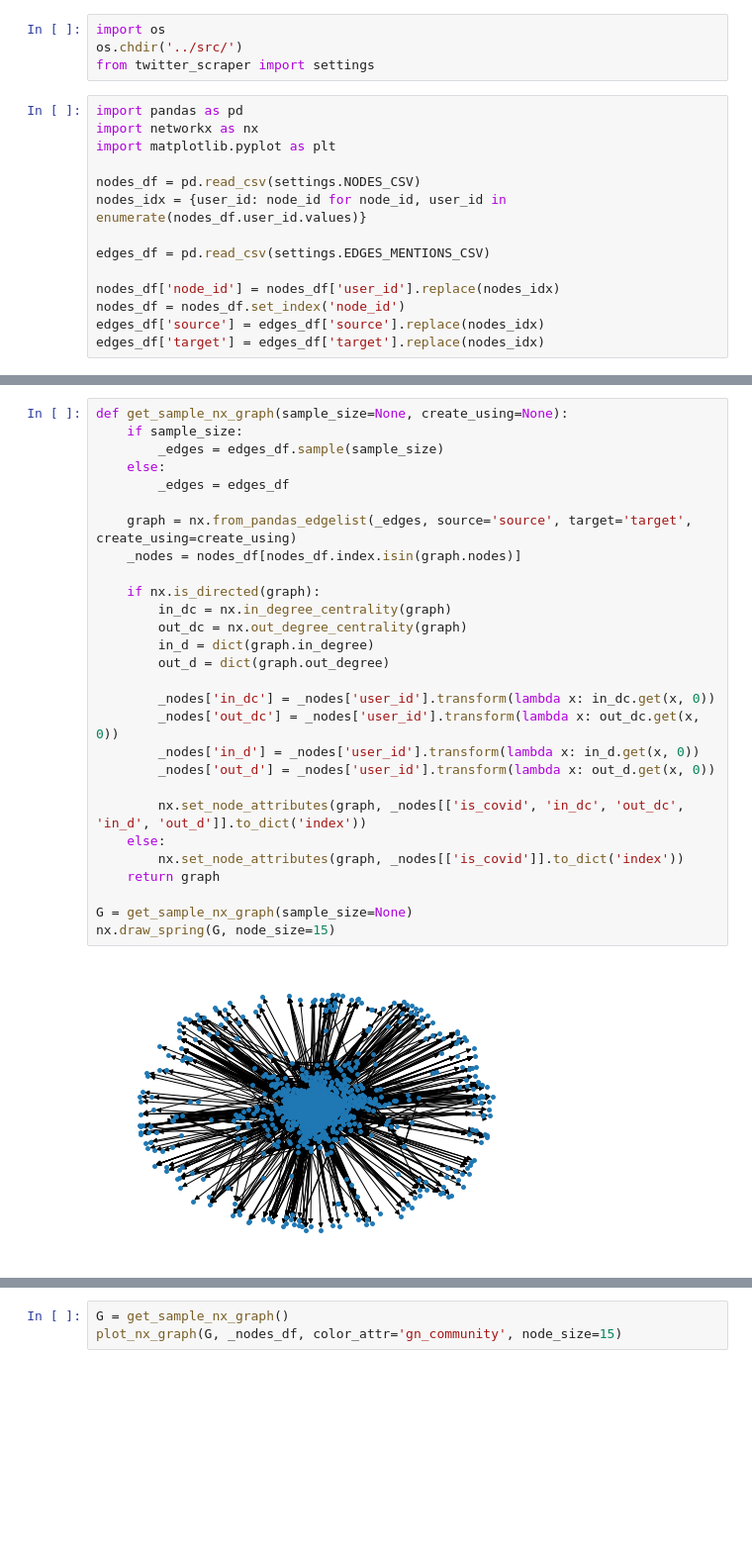
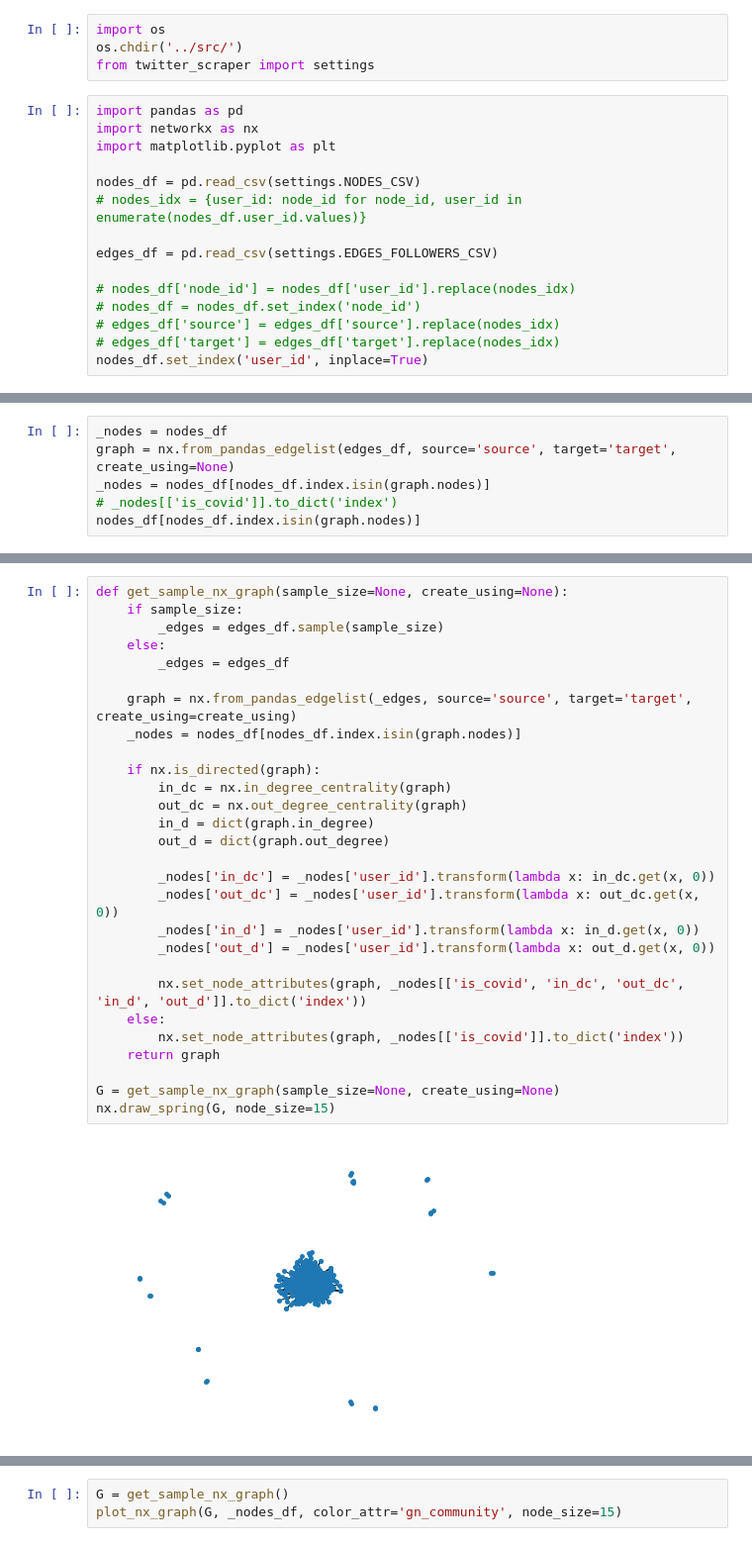
Before and after one commit to andhrelja/twitter-scraper, a Jupyter notebook: notebooks/GraphAnalysyis.ipynb, the cells around one changed output, grey strips where cells are left out. Shown at 99% size. Cells and saved outputs as stored; diff of their text form; blank space fills up the shorter version.

```diff
--- a/notebooks/GraphAnalysyis.ipynb
+++ b/notebooks/GraphAnalysyis.ipynb
@@ -8,11 +8,12 @@ import networkx as nx
 import matplotlib.pyplot as plt
 
 nodes_df = pd.read_csv(settings.NODES_CSV)
-nodes_idx = {user_id: node_id for node_id, user_id in enumerate(nodes_df.user_id.values)}
+# nodes_idx = {user_id: node_id for node_id, user_id in enumerate(nodes_df.user_id.values)}
 
-edges_df = pd.read_csv(settings.EDGES_MENTIONS_CSV)
+edges_df = pd.read_csv(settings.EDGES_FOLLOWERS_CSV)
 
-nodes_df['node_id'] = nodes_df['user_id'].replace(nodes_idx)
-nodes_df = nodes_df.set_index('node_id')
-edges_df['source'] = edges_df['source'].replace(nodes_idx)
-edges_df['target'] = edges_df['target'].replace(nodes_idx)
+# nodes_df['node_id'] = nodes_df['user_id'].replace(nodes_idx)
+# nodes_df = nodes_df.set_index('node_id')
+# edges_df['source'] = edges_df['source'].replace(nodes_idx)
+# edges_df['target'] = edges_df['target'].replace(nodes_idx)
+nodes_df.set_index('user_id', inplace=True)
@@ -18,0 +32,6 @@ edges_df['target'] = edges_df['target'].replace(nodes_idx)
+# %%
+_nodes = nodes_df
+graph = nx.from_pandas_edgelist(edges_df, source='source', target='target', create_using=None)
+_nodes = nodes_df[nodes_df.index.isin(graph.nodes)]
+# _nodes[['is_covid']].to_dict('index')
+nodes_df[nodes_df.index.isin(graph.nodes)]
@@ -19,33 +53,33 @@ edges_df['target'] = edges_df['target'].replace(nodes_idx)
 # %%
 def get_sample_nx_graph(sample_size=None, create_using=None):
     if sample_size:
         _edges = edges_df.sample(sample_size)
     else:
         _edges = edges_df
 
     graph = nx.from_pandas_edgelist(_edges, source='source', target='target', create_using=create_using)
     _nodes = nodes_df[nodes_df.index.isin(graph.nodes)]
 
     if nx.is_directed(graph):
         in_dc = nx.in_degree_centrality(graph)
         out_dc = nx.out_degree_centrality(graph)
         in_d = dict(graph.in_degree)
         out_d = dict(graph.out_degree)
 
         _nodes['in_dc'] = _nodes['user_id'].transform(lambda x: in_dc.get(x, 0))
         _nodes['out_dc'] = _nodes['user_id'].transform(lambda x: out_dc.get(x, 0))
         _nodes['in_d'] = _nodes['user_id'].transform(lambda x: in_d.get(x, 0))
         _nodes['out_d'] = _nodes['user_id'].transform(lambda x: out_d.get(x, 0))
 
         nx.set_node_attributes(graph, _nodes[['is_covid', 'in_dc', 'out_dc', 'in_d', 'out_d']].to_dict('index'))
     else:
         nx.set_node_attributes(graph, _nodes[['is_covid']].to_dict('index'))
     return graph
 
-G = get_sample_nx_graph(sample_size=None)
+G = get_sample_nx_graph(sample_size=None, create_using=None)
 nx.draw_spring(G, node_size=15)
 # %% [output]
-[figure, old version]
+[figure, new version]
 # %%
 def plot_nx_graph(graph, **kwargs):
     plt.figure(figsize=(15, 15))
```
Also changed, not shown: parts of 6 cells of this notebook, 7 other files.
